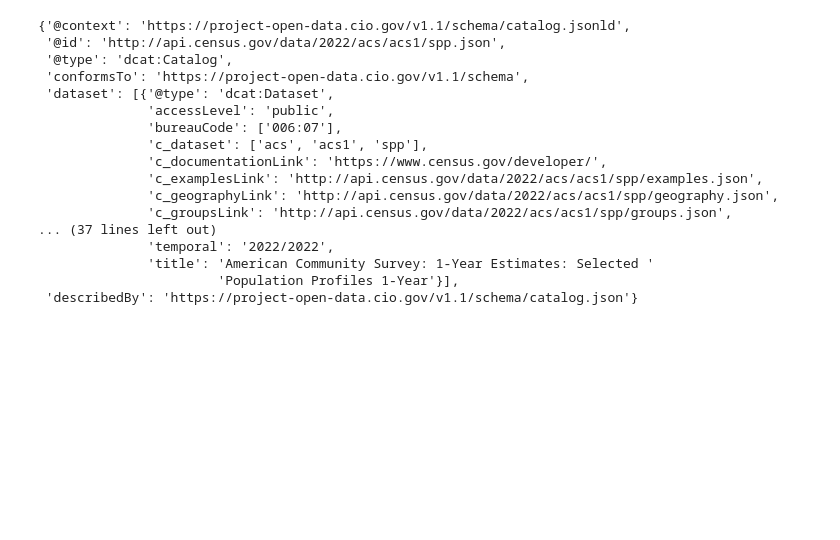
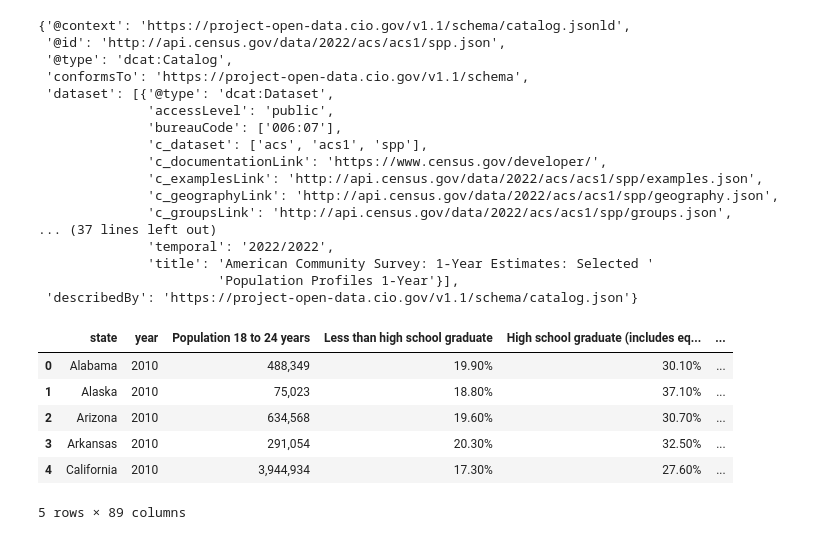
Before and after one commit to Ashleigh-Wittenberg/poverty-analysis, a Jupyter notebook: poverty_analysis.ipynb, the cells around one changed output. Cells and saved outputs as stored; diff of their text form; code cells hidden in the pictures; blank space fills up the shorter version.

```diff
--- a/poverty_analysis.ipynb
+++ b/poverty_analysis.ipynb
@@ -133,3 +141,41 @@ KeyError: "['state' '6'] not found in axis"
               'title': 'American Community Survey: 1-Year Estimates: Selected '
                        'Population Profiles 1-Year'}],
  'describedBy': 'https://project-open-data.cio.gov/v1.1/schema/catalog.json'}
+# %%
+# Read the all the csv data files into a Pandas DataFrame
+# crowdfunding_info_df = pd.read_excel('Resources/crowdfunding.xlsx')
+# crowdfunding_info_df.head()
+# List of CSV file paths
+
+directory = 'resources/'
+
+file_paths = ['EA-2010.csv', 'EA-2011.csv', 'EA-2012.csv','EA-2013.csv','EA-2014.csv','EA-2015.csv','EA-2016.csv',
+              'EA-2017.csv','EA-2018.csv','EA-2019.csv','EA-2021.csv','EA-2022.csv']
+
+# Initialize an empty list to store DataFrames
+dfs = []
+
+# Loop through each specified file
+for file in file_paths:
+    file_path = os.path.join(directory, file)
+    if os.path.exists(file_path):  # Check if the file exists
+        try:
+            df = pd.read_csv(file_path)
+            dfs.append(df)
+        except Exception as e:
+            print(f"Error reading file '{file_path}': {e}")
+    else:
+        print(f"File '{file_path}' does not exist.")
+
+# Concatenate all DataFrames in the list into a single DataFrame
+combined_csv_df = pd.concat(dfs, ignore_index=True)
+# %%
+combined_csv_df.head()
+# %% [output]
+|  | state | year | Population 18 to 24 years | Less than high school graduate | High school graduate (includes eq... | ... |
+| 0 | Alabama | 2010 | 488,349 | 19.90% | 30.10% | ... |
+| 1 | Alaska | 2010 | 75,023 | 18.80% | 37.10% | ... |
+| 2 | Arizona | 2010 | 634,568 | 19.60% | 30.70% | ... |
+| 3 | Arkansas | 2010 | 291,054 | 20.30% | 32.50% | ... |
+| 4 | California | 2010 | 3,944,934 | 17.30% | 27.60% | ... |
+5 rows × 89 columns
```
Also changed, not shown: parts of 7 cells of this notebook, 13 other files.
